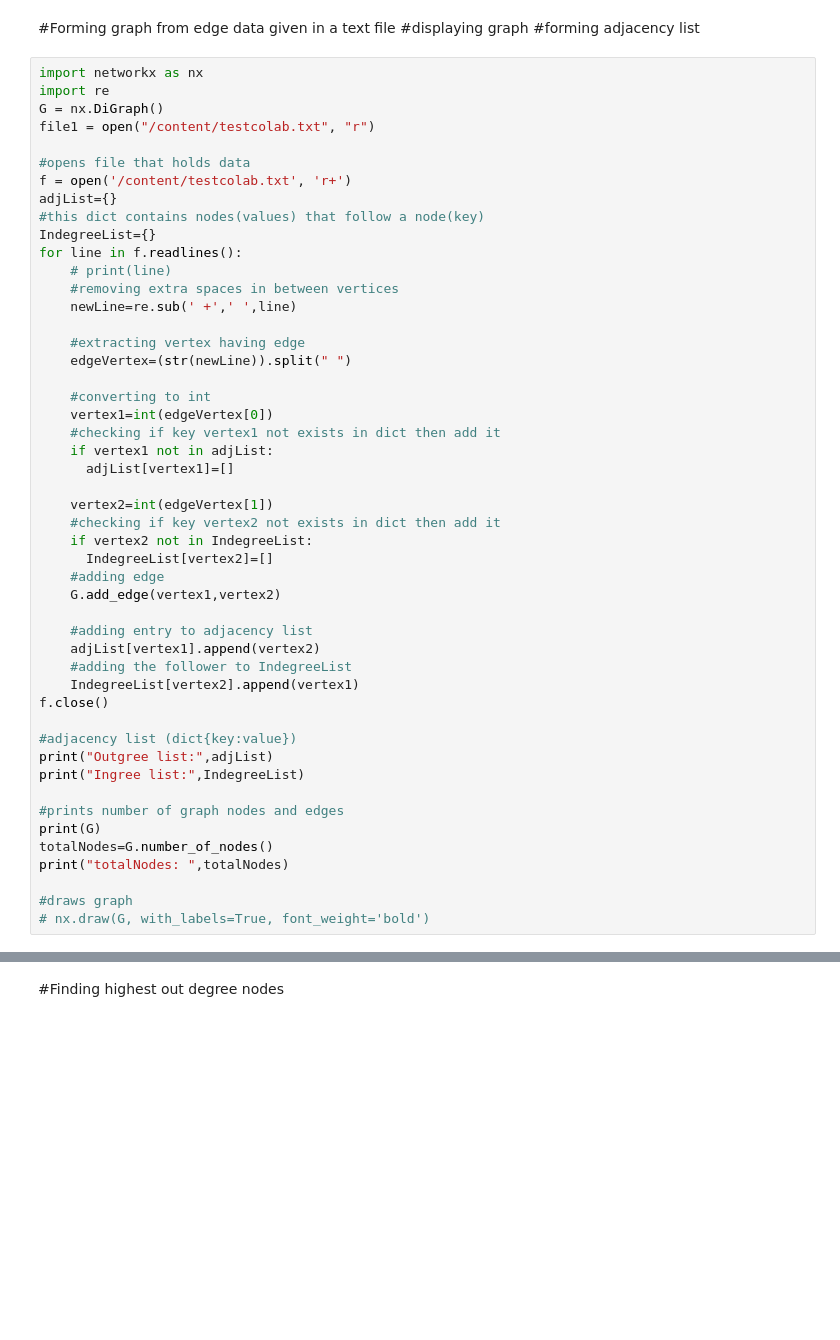
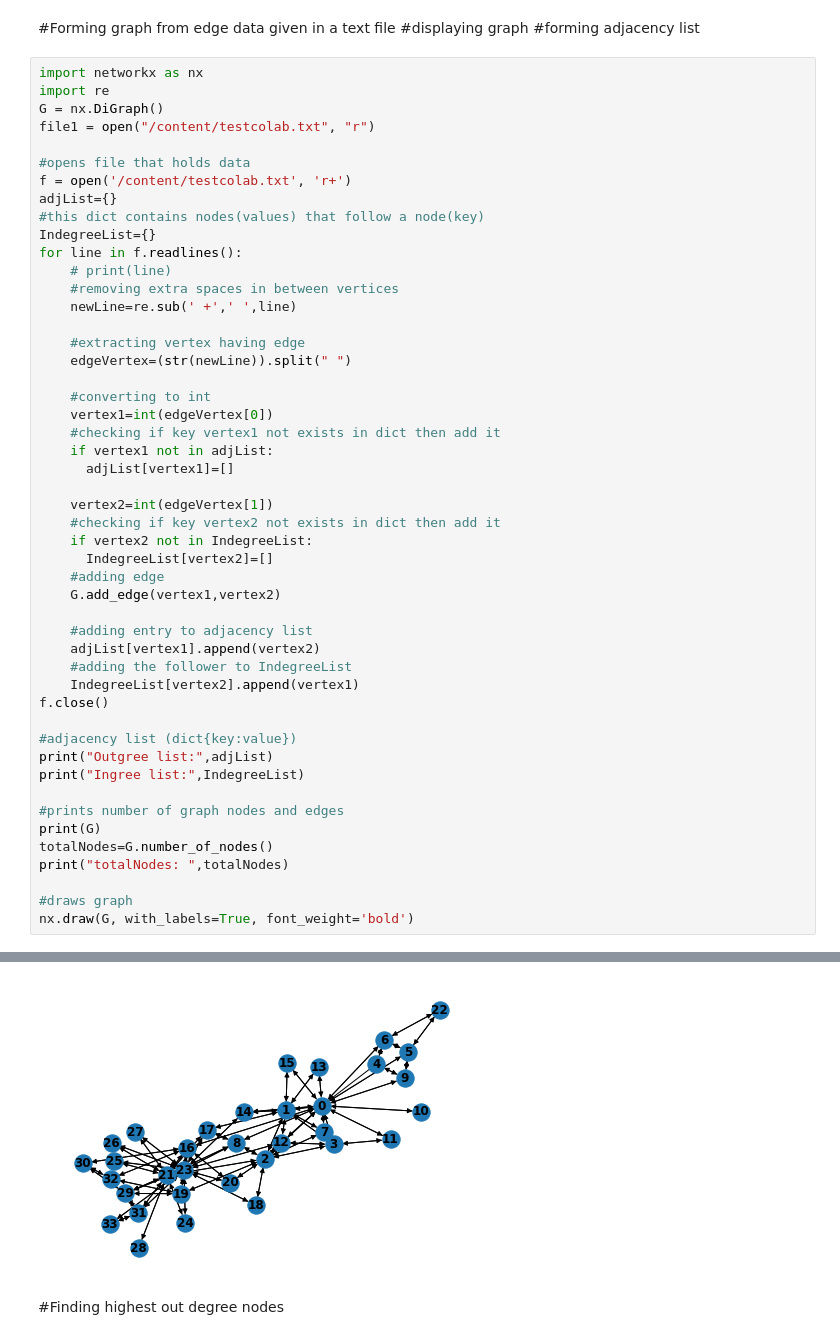
Before and after one commit to jaishruti/Influence-Maximization, a Jupyter notebook: Project.ipynb, the cells around one changed output, grey strips where cells are left out. Cells and saved outputs as stored; diff of their text form; blank space fills up the shorter version.

Commit message:
Added draw graph line of code

```diff
--- a/Project.ipynb
+++ b/Project.ipynb
@@ -30,34 +30,35 @@ for line in f.readlines():
       adjList[vertex1]=[]
 
     vertex2=int(edgeVertex[1])
     #checking if key vertex2 not exists in dict then add it
     if vertex2 not in IndegreeList:
       IndegreeList[vertex2]=[]
     #adding edge
     G.add_edge(vertex1,vertex2)
 
     #adding entry to adjacency list
     adjList[vertex1].append(vertex2)
     #adding the follower to IndegreeList
     IndegreeList[vertex2].append(vertex1)
 f.close()
 
 #adjacency list (dict{key:value})
 print("Outgree list:",adjList)
 print("Ingree list:",IndegreeList)
 
 #prints number of graph nodes and edges
 print(G)
 totalNodes=G.number_of_nodes()
 print("totalNodes: ",totalNodes)
 
 #draws graph
-# nx.draw(G, with_labels=True, font_weight='bold')
+nx.draw(G, with_labels=True, font_weight='bold')
 # %% [output]
 Outgree list: {0: [1, 2, 3, 5, 6, 7, 8, 9, 10, 11, 12, 13, 14, 15, 16], 1: [0, 2, 3, 7, 12, 13, 14, 15, 17], 2: [0, 1, 3, 7, 8, 18, 12, 19, 20, 21], 3: [0, 1, 2, 7, 11, 12], 4: [0, 6, 9], 5: [0, 6, 9, ...
 Ingree list: {1: [0, 2, 3, 7, 12, 13, 14, 15, 17], 2: [0, 1, 3, 7, 8, 18, 12, 19, 20, 21], 3: [0, 1, 2, 7, 11, 12], 5: [0, 6, 9, 22], 6: [0, 4, 5, 22], 7: [0, 1, 2, 3], 8: [0, 2, 17, 21, 23], 9: [0, 4 ...
 DiGraph with 34 nodes and 153 edges
 totalNodes:  34
+[figure, added]
 # %% [markdown]
 #Finding highest out degree nodes
 # %%
```
